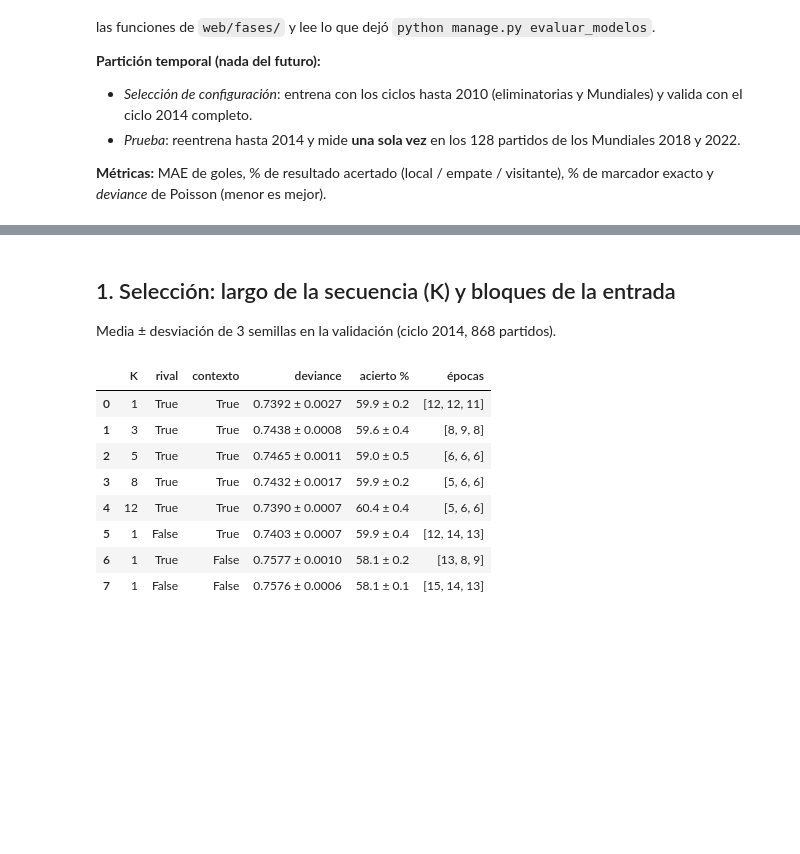
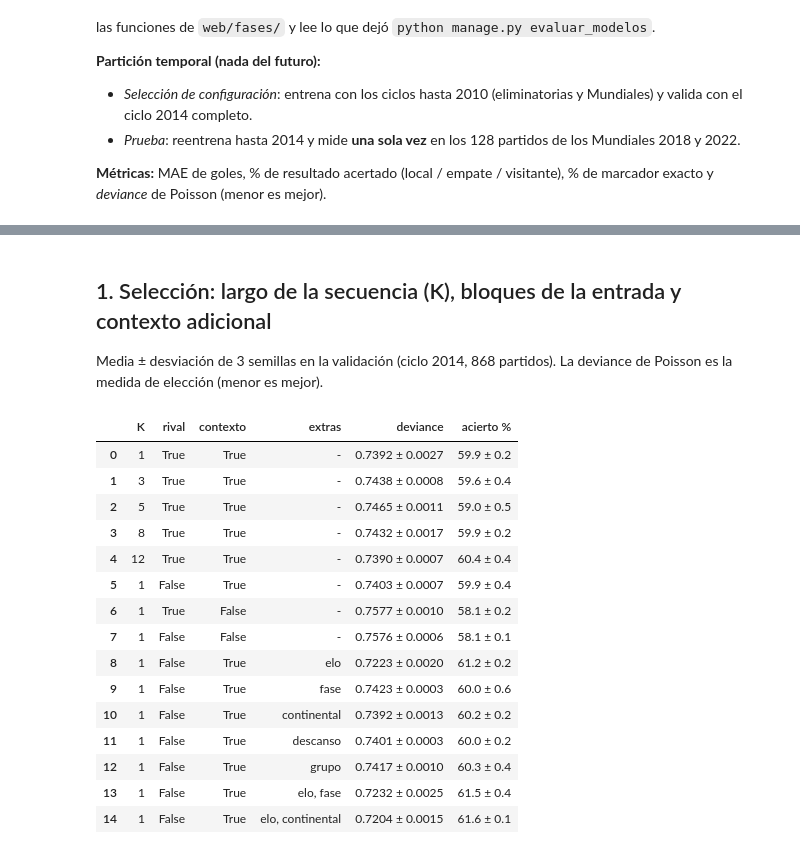
Before and after one commit to Kozuki-4i-9/futbolInferencia, a Jupyter notebook: notebooks/evaluacion.ipynb, the cells around one changed output, grey strips where cells are left out. Cells and saved outputs as stored; diff of their text form; code cells hidden in the pictures; blank space fills up the shorter version.

```diff
--- a/notebooks/evaluacion.ipynb
+++ b/notebooks/evaluacion.ipynb
@@ -32,23 +32,29 @@ print(resultados["fecha"], "-", resultados["partidos"], "partidos en", resultado
 # %% [markdown]
-## 1. Selección: largo de la secuencia (K) y bloques de la entrada
+## 1. Selección: largo de la secuencia (K), bloques de la entrada y contexto adicional
 
-Media ± desviación de 3 semillas en la validación (ciclo 2014, 868 partidos).
+Media ± desviación de 3 semillas en la validación (ciclo 2014, 868 partidos). La deviance de Poisson es la medida de elección (menor es mejor).
 # %%
 filas = []
 for s in resultados["seleccion"]:
     v = s["validacion"]
-    filas.append({"K": s["k"], "rival": s["con_rival"], "contexto": s["con_contexto"],
+    filas.append({"K": s["k"], "rival": s["con_rival"], "contexto": s["con_contexto"], "extras": ", ".join(s.get("extras", [])) or "-",
                   "deviance": f'{v["deviance"]["media"]:.4f} ± {v["deviance"]["desv"]:.4f}',
-                  "acierto %": f'{v["acierto_resultado"]["media"]:.1f} ± {v["acierto_resultado"]["desv"]:.1f}',
-                  "épocas": s["epocas"]})
+                  "acierto %": f'{v["acierto_resultado"]["media"]:.1f} ± {v["acierto_resultado"]["desv"]:.1f}'})
 pd.DataFrame(filas)
 # %% [output]
-|  | K | rival | contexto | deviance | acierto % | épocas |
-| 0 | 1 | True | True | 0.7392 ± 0.0027 | 59.9 ± 0.2 | [12, 12, 11] |
-| 1 | 3 | True | True | 0.7438 ± 0.0008 | 59.6 ± 0.4 | [8, 9, 8] |
-| 2 | 5 | True | True | 0.7465 ± 0.0011 | 59.0 ± 0.5 | [6, 6, 6] |
-| 3 | 8 | True | True | 0.7432 ± 0.0017 | 59.9 ± 0.2 | [5, 6, 6] |
-| 4 | 12 | True | True | 0.7390 ± 0.0007 | 60.4 ± 0.4 | [5, 6, 6] |
-| 5 | 1 | False | True | 0.7403 ± 0.0007 | 59.9 ± 0.4 | [12, 14, 13] |
-| 6 | 1 | True | False | 0.7577 ± 0.0010 | 58.1 ± 0.2 | [13, 8, 9] |
-| 7 | 1 | False | False | 0.7576 ± 0.0006 | 58.1 ± 0.1 | [15, 14, 13] |
+|  | K | rival | contexto | extras | deviance | acierto % |
+| 0 | 1 | True | True | - | 0.7392 ± 0.0027 | 59.9 ± 0.2 |
+| 1 | 3 | True | True | - | 0.7438 ± 0.0008 | 59.6 ± 0.4 |
+| 2 | 5 | True | True | - | 0.7465 ± 0.0011 | 59.0 ± 0.5 |
+| 3 | 8 | True | True | - | 0.7432 ± 0.0017 | 59.9 ± 0.2 |
+| 4 | 12 | True | True | - | 0.7390 ± 0.0007 | 60.4 ± 0.4 |
+| 5 | 1 | False | True | - | 0.7403 ± 0.0007 | 59.9 ± 0.4 |
+| 6 | 1 | True | False | - | 0.7577 ± 0.0010 | 58.1 ± 0.2 |
+| 7 | 1 | False | False | - | 0.7576 ± 0.0006 | 58.1 ± 0.1 |
+| 8 | 1 | False | True | elo | 0.7223 ± 0.0020 | 61.2 ± 0.2 |
+| 9 | 1 | False | True | fase | 0.7423 ± 0.0003 | 60.0 ± 0.6 |
+| 10 | 1 | False | True | continental | 0.7392 ± 0.0013 | 60.2 ± 0.2 |
+| 11 | 1 | False | True | descanso | 0.7401 ± 0.0003 | 60.0 ± 0.2 |
+| 12 | 1 | False | True | grupo | 0.7417 ± 0.0010 | 60.3 ± 0.4 |
+| 13 | 1 | False | True | elo, fase | 0.7232 ± 0.0025 | 61.5 ± 0.4 |
+| 14 | 1 | False | True | elo, continental | 0.7204 ± 0.0015 | 61.6 ± 0.1 |
```
Also changed, not shown: parts of 10 cells of this notebook, 7 other files.
